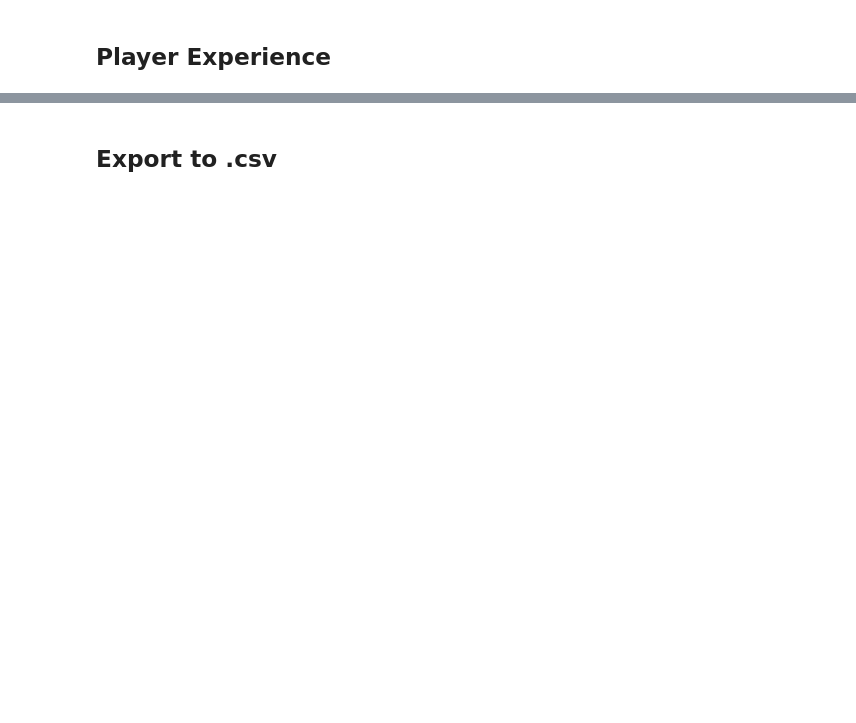
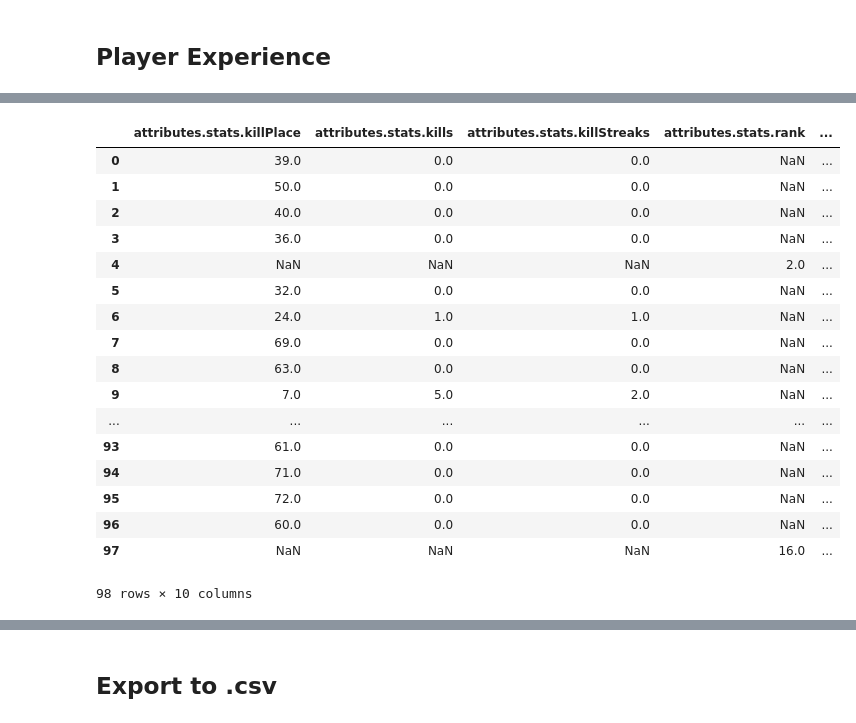
Before and after one commit to valerii-ginak/PUBG_Capstone, a Jupyter notebook: PUBG_Nancy.ipynb, the cells around one changed output, grey strips where cells are left out. Drawn from its saved outputs; the diff is of its cells as text; code cells hidden in the pictures; blank space fills up the shorter version.

```diff
--- a/PUBG_Nancy.ipynb
+++ b/PUBG_Nancy.ipynb
@@ -465,0 +155,3 @@ Name: ranking, dtype: int64
+# %%
+player=response2.json()
+player=json_normalize(player["included"])
@@ -465,0 +180,21 @@ Name: ranking, dtype: int64
+# %%
+player = player[['attributes.stats.killPlace','attributes.stats.kills',"attributes.stats.killStreaks","attributes.stats.rank",'attributes.stats.weaponsAcquired',"attributes.stats.winPlace","attributes.stats.teamId","attributes.stats.playerId","attributes.stats.assists","attributes.stats.damageDealt"]]
+# %% [output]
+|  | attributes.stats.killPlace | attributes.stats.kills | attributes.stats.killStreaks | attributes.stats.rank | ... |
+| 0 | 39.0 | 0.0 | 0.0 | NaN | ... |
+| 1 | 50.0 | 0.0 | 0.0 | NaN | ... |
+| 2 | 40.0 | 0.0 | 0.0 | NaN | ... |
+| 3 | 36.0 | 0.0 | 0.0 | NaN | ... |
+| 4 | NaN | NaN | NaN | 2.0 | ... |
+| 5 | 32.0 | 0.0 | 0.0 | NaN | ... |
+| 6 | 24.0 | 1.0 | 1.0 | NaN | ... |
+| 7 | 69.0 | 0.0 | 0.0 | NaN | ... |
+| 8 | 63.0 | 0.0 | 0.0 | NaN | ... |
+| 9 | 7.0 | 5.0 | 2.0 | NaN | ... |
+| ... | ... | ... | ... | ... | ... |
+| 93 | 61.0 | 0.0 | 0.0 | NaN | ... |
+| 94 | 71.0 | 0.0 | 0.0 | NaN | ... |
+| 95 | 72.0 | 0.0 | 0.0 | NaN | ... |
+| 96 | 60.0 | 0.0 | 0.0 | NaN | ... |
+| 97 | NaN | NaN | NaN | 16.0 | ... |
+98 rows × 10 columns
```
Also changed, not shown: parts of 59 cells of this notebook.
